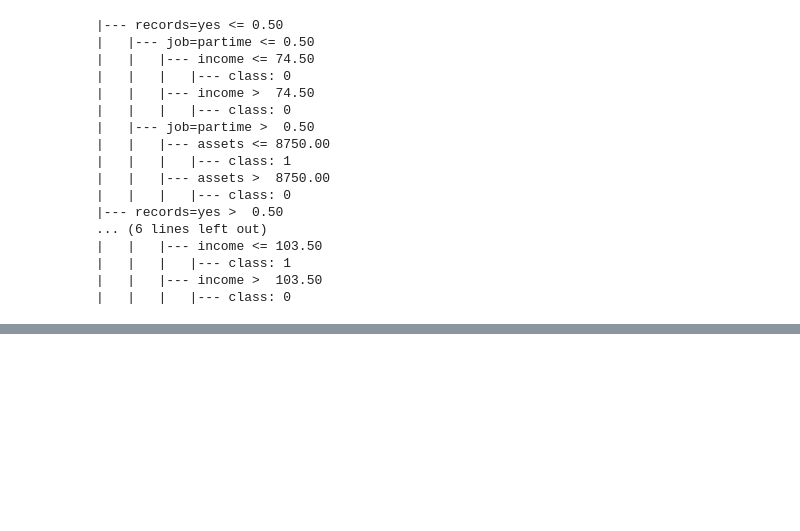
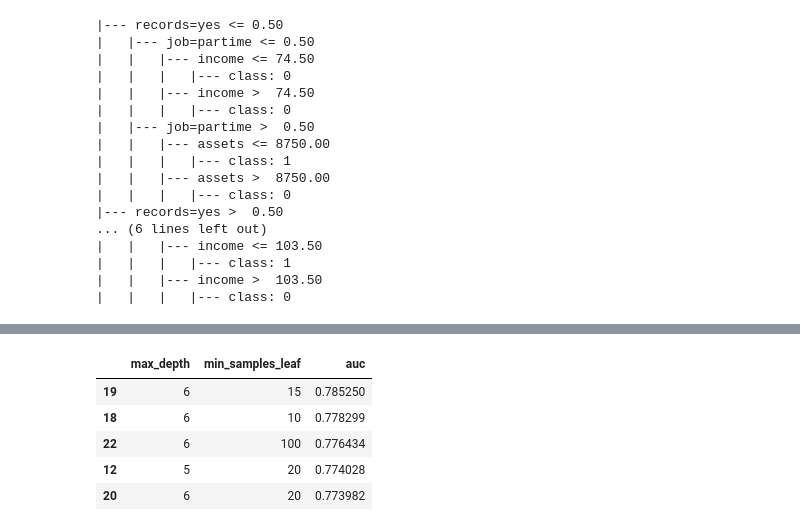
Before and after one commit to Gagun45/mlzoomcamp, a Jupyter notebook: 06-trees/notebook.ipynb, the cells around one changed output, grey strips where cells are left out. Cells and saved outputs as stored; diff of their text form; code cells hidden in the pictures; blank space fills up the shorter version.

```diff
--- a/06-trees/notebook.ipynb
+++ b/06-trees/notebook.ipynb
@@ -247,0 +256,18 @@ print(export_text(dt, feature_names=dv.get_feature_names_out()))
+# %%
+scores = []
+for d in [4,5,6]:
+    for s in [1, 5, 10, 15, 20, 500, 100, 200]:
+        dt = DecisionTreeClassifier(max_depth=d, min_samples_leaf=s)
+        dt.fit(X_train, y_train)
+        y_pred = dt.predict_proba(X_val)[:,1]
+        auc = roc_auc_score(y_val, y_pred)
+        scores.append((d, s, auc))
+df_scores = pd.DataFrame(scores, columns=['max_depth', 'min_samples_leaf', 'auc'])
+df_scores.sort_values(by='auc', ascending=False).head()
+# %% [output]
+|  | max_depth | min_samples_leaf | auc |
+| 19 | 6 | 15 | 0.785250 |
+| 18 | 6 | 10 | 0.778299 |
+| 22 | 6 | 100 | 0.776434 |
+| 12 | 5 | 20 | 0.774028 |
+| 20 | 6 | 20 | 0.773982 |
```
Also changed, not shown: parts of 5 cells of this notebook, 1 other file.
